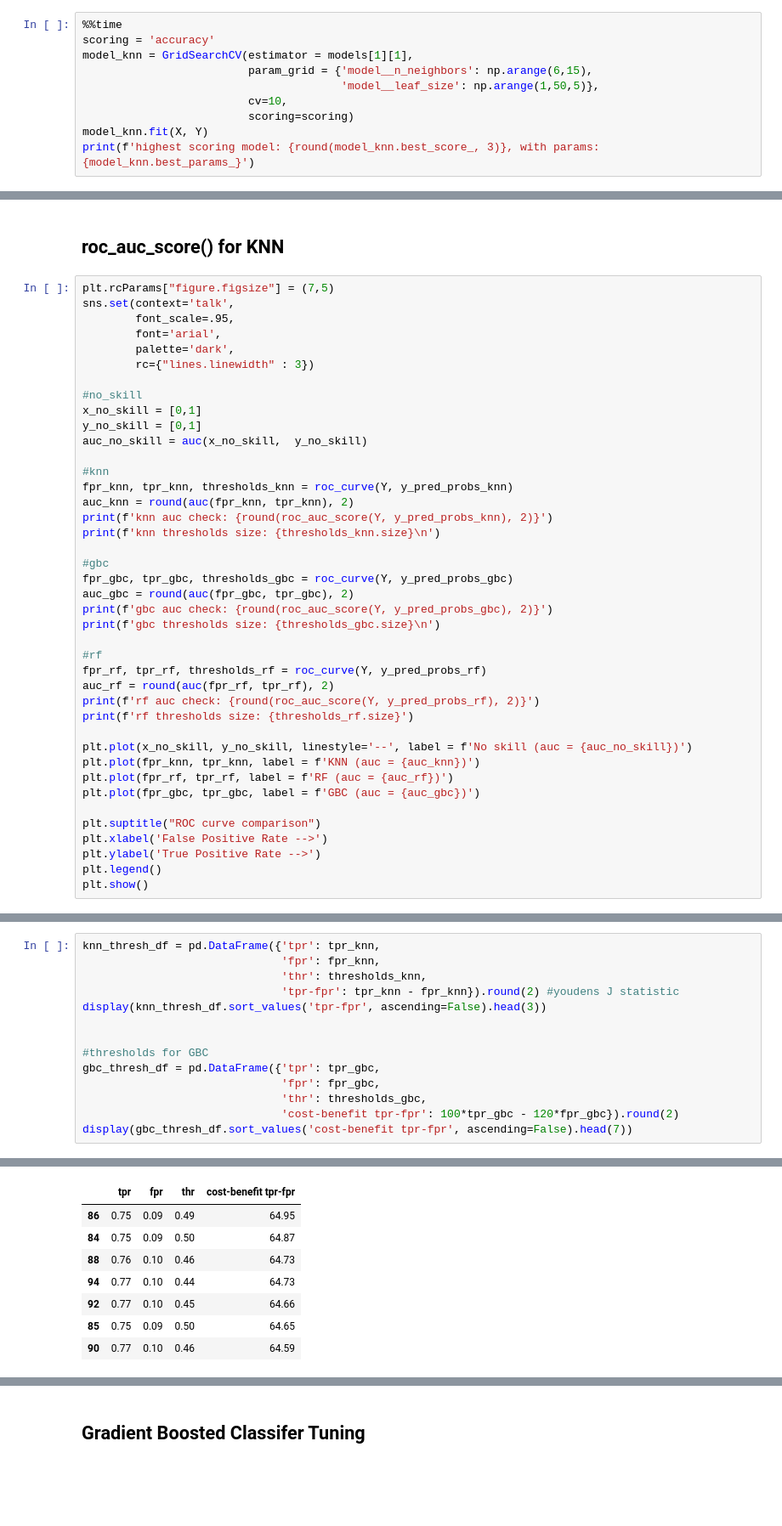
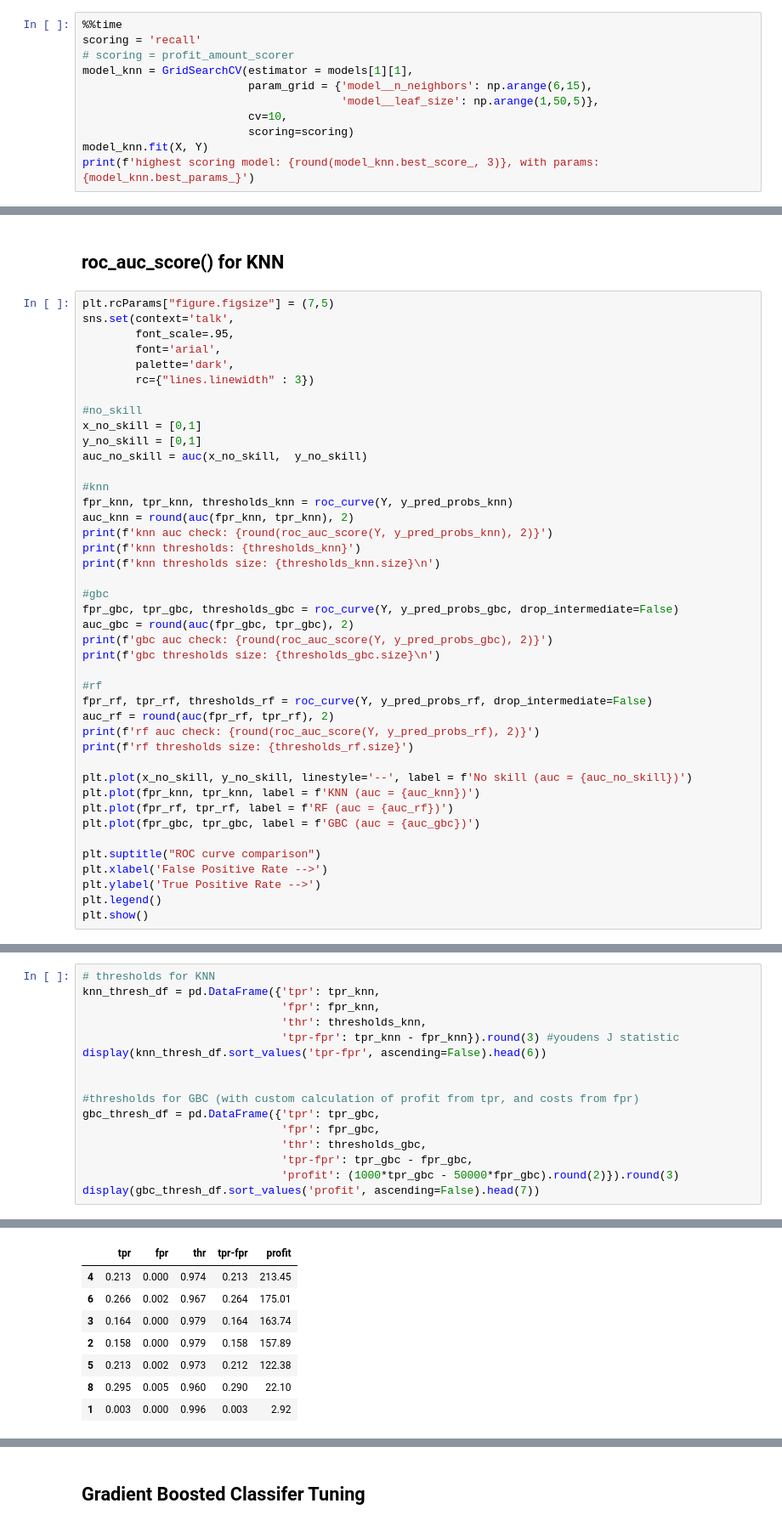
Before and after one commit to ggomp2885/Kaggle_Competitions, a Jupyter notebook: titanic_classification/training.ipynb, the cells around one changed output, grey strips where cells are left out. Shown at 85% size. Saved outputs shown, nothing was run; the diff lists cells and outputs as text; blank space fills up the shorter version.

```diff
--- a/titanic_classification/training.ipynb
+++ b/titanic_classification/training.ipynb
@@ -155,6 +192,7 @@ plt.show()
 # %%
 %%time
-scoring = 'accuracy'
+scoring = 'recall'
+# scoring = profit_amount_scorer
 model_knn = GridSearchCV(estimator = models[1][1],
                          param_grid = {'model__n_neighbors': np.arange(6,15),
                                        'model__leaf_size': np.arange(1,50,5)},
@@ -235,16 +284,17 @@ auc_no_skill = auc(x_no_skill,  y_no_skill)
 fpr_knn, tpr_knn, thresholds_knn = roc_curve(Y, y_pred_probs_knn)
 auc_knn = round(auc(fpr_knn, tpr_knn), 2)
 print(f'knn auc check: {round(roc_auc_score(Y, y_pred_probs_knn), 2)}')
+print(f'knn thresholds: {thresholds_knn}')
 print(f'knn thresholds size: {thresholds_knn.size}\n')
 
 #gbc
-fpr_gbc, tpr_gbc, thresholds_gbc = roc_curve(Y, y_pred_probs_gbc)
+fpr_gbc, tpr_gbc, thresholds_gbc = roc_curve(Y, y_pred_probs_gbc, drop_intermediate=False)
 auc_gbc = round(auc(fpr_gbc, tpr_gbc), 2)
 print(f'gbc auc check: {round(roc_auc_score(Y, y_pred_probs_gbc), 2)}')
 print(f'gbc thresholds size: {thresholds_gbc.size}\n')
 
 #rf
-fpr_rf, tpr_rf, thresholds_rf = roc_curve(Y, y_pred_probs_rf)
+fpr_rf, tpr_rf, thresholds_rf = roc_curve(Y, y_pred_probs_rf, drop_intermediate=False)
 auc_rf = round(auc(fpr_rf, tpr_rf), 2)
 print(f'rf auc check: {round(roc_auc_score(Y, y_pred_probs_rf), 2)}')
 print(f'rf thresholds size: {thresholds_rf.size}')
@@ -315,16 +357,18 @@ plt.show()
 # %%
+# thresholds for KNN
 knn_thresh_df = pd.DataFrame({'tpr': tpr_knn,
                               'fpr': fpr_knn,
                               'thr': thresholds_knn,
-                              'tpr-fpr': tpr_knn - fpr_knn}).round(2) #youdens J statistic
-display(knn_thresh_df.sort_values('tpr-fpr', ascending=False).head(3))
+                              'tpr-fpr': tpr_knn - fpr_knn}).round(3) #youdens J statistic
+display(knn_thresh_df.sort_values('tpr-fpr', ascending=False).head(6))
 
 
-#thresholds for GBC
+#thresholds for GBC (with custom calculation of profit from tpr, and costs from fpr)
 gbc_thresh_df = pd.DataFrame({'tpr': tpr_gbc,
                               'fpr': fpr_gbc,
                               'thr': thresholds_gbc,
-                              'cost-benefit tpr-fpr': 100*tpr_gbc - 120*fpr_gbc}).round(2)
-display(gbc_thresh_df.sort_values('cost-benefit tpr-fpr', ascending=False).head(7))
+                              'tpr-fpr': tpr_gbc - fpr_gbc,
+                              'profit': (1000*tpr_gbc - 50000*fpr_gbc).round(2)}).round(3)
+display(gbc_thresh_df.sort_values('profit', ascending=False).head(7))
 # %% [output]
 |  | tpr | fpr | thr | tpr-fpr |
@@ -334,8 +381,8 @@ display(gbc_thresh_df.sort_values('cost-benefit tpr-fpr', ascending=False).head(
-|  | tpr | fpr | thr | cost-benefit tpr-fpr |
-| 86 | 0.75 | 0.09 | 0.49 | 64.95 |
-| 84 | 0.75 | 0.09 | 0.50 | 64.87 |
-| 88 | 0.76 | 0.10 | 0.46 | 64.73 |
-| 94 | 0.77 | 0.10 | 0.44 | 64.73 |
-| 92 | 0.77 | 0.10 | 0.45 | 64.66 |
-| 85 | 0.75 | 0.09 | 0.50 | 64.65 |
-| 90 | 0.77 | 0.10 | 0.46 | 64.59 |
+|  | tpr | fpr | thr | tpr-fpr | profit |
+| 4 | 0.213 | 0.000 | 0.974 | 0.213 | 213.45 |
+| 6 | 0.266 | 0.002 | 0.967 | 0.264 | 175.01 |
+| 3 | 0.164 | 0.000 | 0.979 | 0.164 | 163.74 |
+| 2 | 0.158 | 0.000 | 0.979 | 0.158 | 157.89 |
+| 5 | 0.213 | 0.002 | 0.973 | 0.212 | 122.38 |
+| 8 | 0.295 | 0.005 | 0.960 | 0.290 | 22.10 |
+| 1 | 0.003 | 0.000 | 0.996 | 0.003 | 2.92 |
```
Also changed, not shown: parts of 33 cells of this notebook.
